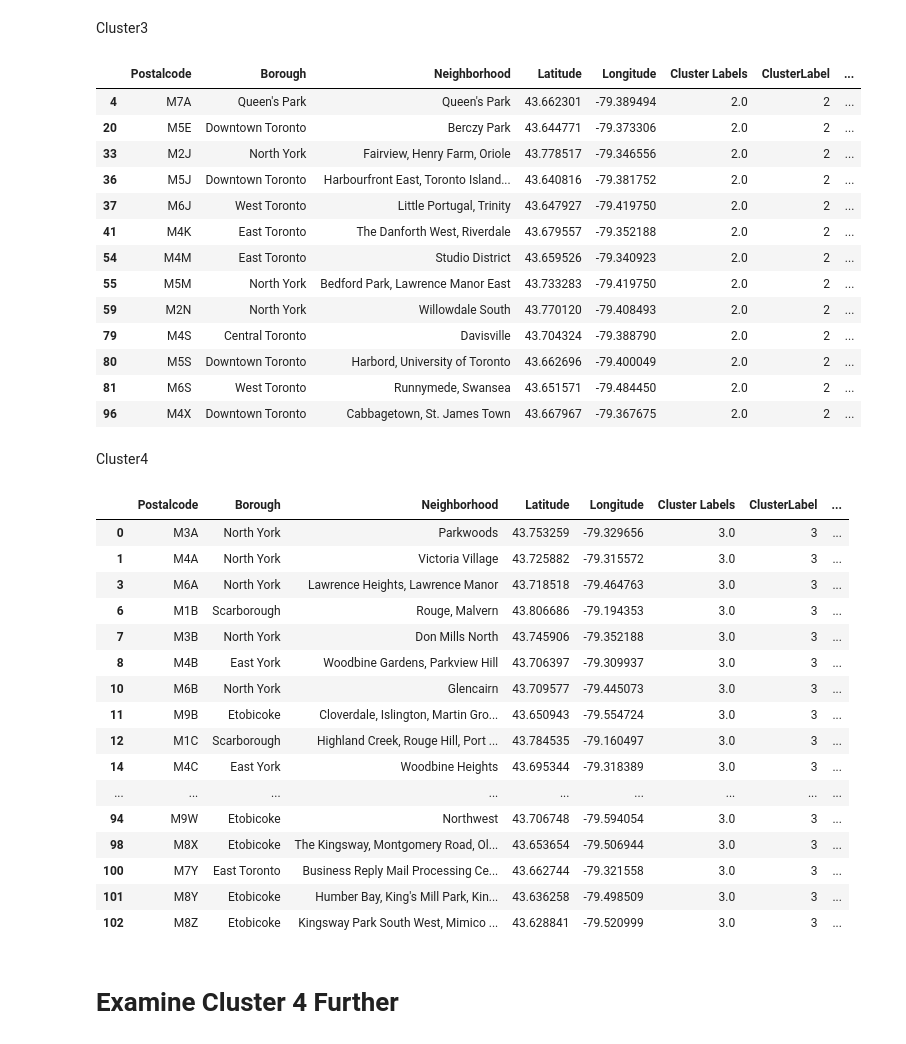
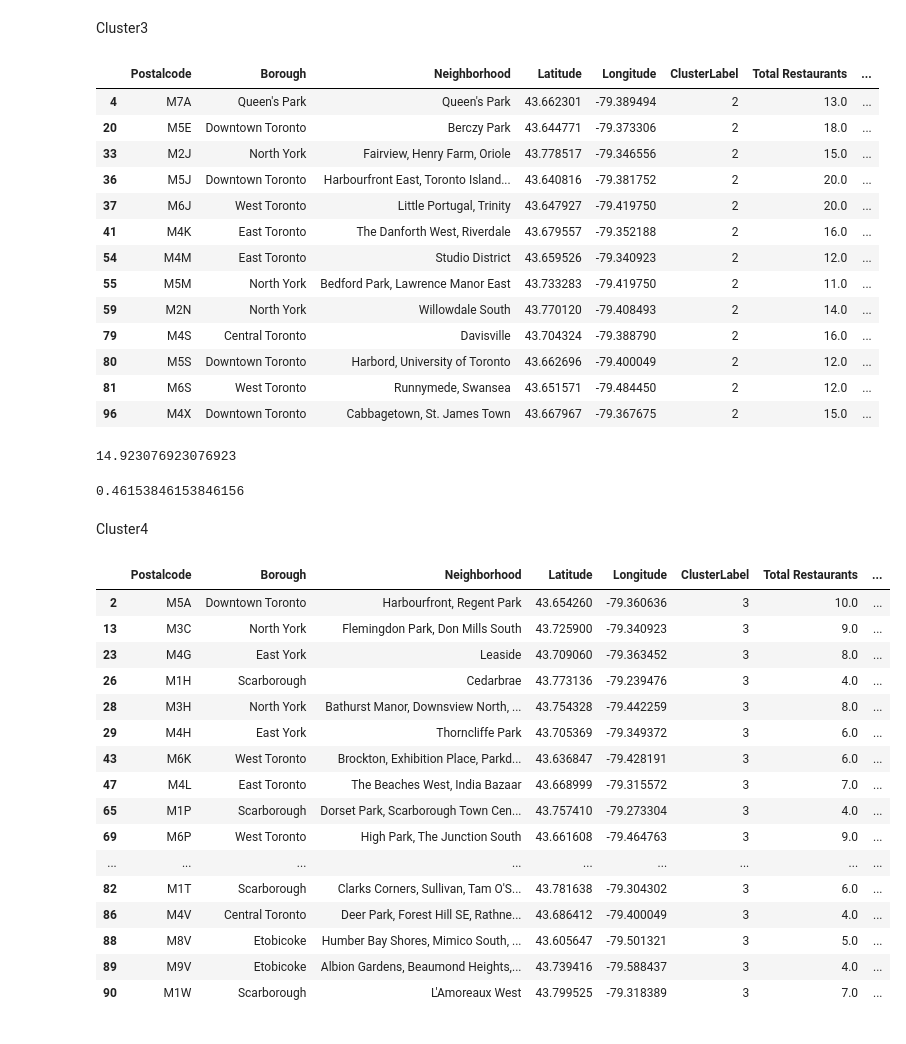
Before and after one commit to weerapeng/Coursera_Captone, a Jupyter notebook: OpenThaiRestuarant.ipynb, the cells around one changed output. Saved outputs shown, nothing was run; the diff lists cells and outputs as text; code cells hidden in the pictures.

Commit message:
Published from Watson Studio.

```diff
--- a/OpenThaiRestuarant.ipynb
+++ b/OpenThaiRestuarant.ipynb
@@ -454,7 +471,7 @@ array([0, 3, 3, 1, 3, 1, 3, 2, 2, 3, 3, 1, 3, 3, 3, 2, 3, 1, 1, 0, 0, 3,
 Let's create a new dataframe that includes the cluster
 # %%
 # add clustering labels
-
+df_restaurants.insert(0,'ClusterLabel', kmeans.labels_)
 
 toronto_merged = df_toronto
 
@@ -559,43 +598,53 @@ toronto_merged.loc[toronto_merged['ClusterLabel'] == 1]
 # %% [markdown]
 Cluster3
 # %%
-toronto_merged.loc[toronto_merged['ClusterLabel'] == 2]
+cluster3=toronto_merged.loc[toronto_merged['ClusterLabel'] == 2]
+cluster3
 # %% [output]
-|  | Postalcode | Borough | Neighborhood | Latitude | Longitude | Cluster Labels | ClusterLabel | ... |
-| 4 | M7A | Queen's Park | Queen's Park | 43.662301 | -79.389494 | 2.0 | 2 | ... |
-| 20 | M5E | Downtown Toronto | Berczy Park | 43.644771 | -79.373306 | 2.0 | 2 | ... |
-| 33 | M2J | North York | Fairview, Henry Farm, Oriole | 43.778517 | -79.346556 | 2.0 | 2 | ... |
-| 36 | M5J | Downtown Toronto | Harbourfront East, Toronto Island... | 43.640816 | -79.381752 | 2.0 | 2 | ... |
-| 37 | M6J | West Toronto | Little Portugal, Trinity | 43.647927 | -79.419750 | 2.0 | 2 | ... |
-| 41 | M4K | East Toronto | The Danforth West, Riverdale | 43.679557 | -79.352188 | 2.0 | 2 | ... |
-| 54 | M4M | East Toronto | Studio District | 43.659526 | -79.340923 | 2.0 | 2 | ... |
-| 55 | M5M | North York | Bedford Park, Lawrence Manor East | 43.733283 | -79.419750 | 2.0 | 2 | ... |
-| 59 | M2N | North York | Willowdale South | 43.770120 | -79.408493 | 2.0 | 2 | ... |
-| 79 | M4S | Central Toronto | Davisville | 43.704324 | -79.388790 | 2.0 | 2 | ... |
-| 80 | M5S | Downtown Toronto | Harbord, University of Toronto | 43.662696 | -79.400049 | 2.0 | 2 | ... |
-| 81 | M6S | West Toronto | Runnymede, Swansea | 43.651571 | -79.484450 | 2.0 | 2 | ... |
-| 96 | M4X | Downtown Toronto | Cabbagetown, St. James Town | 43.667967 | -79.367675 | 2.0 | 2 | ... |
+|  | Postalcode | Borough | Neighborhood | Latitude | Longitude | ClusterLabel | Total Restaurants | ... |
+| 4 | M7A | Queen's Park | Queen's Park | 43.662301 | -79.389494 | 2 | 13.0 | ... |
+| 20 | M5E | Downtown Toronto | Berczy Park | 43.644771 | -79.373306 | 2 | 18.0 | ... |
+| 33 | M2J | North York | Fairview, Henry Farm, Oriole | 43.778517 | -79.346556 | 2 | 15.0 | ... |
+| 36 | M5J | Downtown Toronto | Harbourfront East, Toronto Island... | 43.640816 | -79.381752 | 2 | 20.0 | ... |
+| 37 | M6J | West Toronto | Little Portugal, Trinity | 43.647927 | -79.419750 | 2 | 20.0 | ... |
+| 41 | M4K | East Toronto | The Danforth West, Riverdale | 43.679557 | -79.352188 | 2 | 16.0 | ... |
+| 54 | M4M | East Toronto | Studio District | 43.659526 | -79.340923 | 2 | 12.0 | ... |
+| 55 | M5M | North York | Bedford Park, Lawrence Manor East | 43.733283 | -79.419750 | 2 | 11.0 | ... |
+| 59 | M2N | North York | Willowdale South | 43.770120 | -79.408493 | 2 | 14.0 | ... |
+| 79 | M4S | Central Toronto | Davisville | 43.704324 | -79.388790 | 2 | 16.0 | ... |
+| 80 | M5S | Downtown Toronto | Harbord, University of Toronto | 43.662696 | -79.400049 | 2 | 12.0 | ... |
+| 81 | M6S | West Toronto | Runnymede, Swansea | 43.651571 | -79.484450 | 2 | 12.0 | ... |
+| 96 | M4X | Downtown Toronto | Cabbagetown, St. James Town | 43.667967 | -79.367675 | 2 | 15.0 | ... |
+# %%
+#calculate the mean of number of Total Restaurants
+cluster3.loc[:,"Total Restaurants"].mean()
+# %% [output]
+14.923076923076923
+# %%
+#calculate the mean of number of Thai Restaurants
+cluster3.loc[:,"Thai Restaurants"].mean()
+# %% [output]
+0.46153846153846156
 # %% [markdown]
 Cluster4
 # %%
-toronto_merged.loc[toronto_merged['ClusterLabel'] == 3]
+cluster4=toronto_merged.loc[toronto_merged['ClusterLabel'] == 3]
+cluster4
 # %% [output]
-|  | Postalcode | Borough | Neighborhood | Latitude | Longitude | Cluster Labels | ClusterLabel | ... |
-| 0 | M3A | North York | Parkwoods | 43.753259 | -79.329656 | 3.0 | 3 | ... |
-| 1 | M4A | North York | Victoria Village | 43.725882 | -79.315572 | 3.0 | 3 | ... |
-| 3 | M6A | North York | Lawrence Heights, Lawrence Manor | 43.718518 | -79.464763 | 3.0 | 3 | ... |
-| 6 | M1B | Scarborough | Rouge, Malvern | 43.806686 | -79.194353 | 3.0 | 3 | ... |
-| 7 | M3B | North York | Don Mills North | 43.745906 | -79.352188 | 3.0 | 3 | ... |
-| 8 | M4B | East York | Woodbine Gardens, Parkview Hill | 43.706397 | -79.309937 | 3.0 | 3 | ... |
-| 10 | M6B | North York | Glencairn | 43.709577 | -79.445073 | 3.0 | 3 | ... |
-| 11 | M9B | Etobicoke | Cloverdale, Islington, Martin Gro... | 43.650943 | -79.554724 | 3.0 | 3 | ... |
-| 12 | M1C | Scarborough | Highland Creek, Rouge Hill, Port ... | 43.784535 | -79.160497 | 3.0 | 3 | ... |
-| 14 | M4C | East York | Woodbine Heights | 43.695344 | -79.318389 | 3.0 | 3 | ... |
+|  | Postalcode | Borough | Neighborhood | Latitude | Longitude | ClusterLabel | Total Restaurants | ... |
+| 2 | M5A | Downtown Toronto | Harbourfront, Regent Park | 43.654260 | -79.360636 | 3 | 10.0 | ... |
+| 13 | M3C | North York | Flemingdon Park, Don Mills South | 43.725900 | -79.340923 | 3 | 9.0 | ... |
+| 23 | M4G | East York | Leaside | 43.709060 | -79.363452 | 3 | 8.0 | ... |
+| 26 | M1H | Scarborough | Cedarbrae | 43.773136 | -79.239476 | 3 | 4.0 | ... |
+| 28 | M3H | North York | Bathurst Manor, Downsview North, ... | 43.754328 | -79.442259 | 3 | 8.0 | ... |
+| 29 | M4H | East York | Thorncliffe Park | 43.705369 | -79.349372 | 3 | 6.0 | ... |
+| 43 | M6K | West Toronto | Brockton, Exhibition Place, Parkd... | 43.636847 | -79.428191 | 3 | 6.0 | ... |
+| 47 | M4L | East Toronto | The Beaches West, India Bazaar | 43.668999 | -79.315572 | 3 | 7.0 | ... |
+| 65 | M1P | Scarborough | Dorset Park, Scarborough Town Cen... | 43.757410 | -79.273304 | 3 | 4.0 | ... |
+| 69 | M6P | West Toronto | High Park, The Junction South | 43.661608 | -79.464763 | 3 | 9.0 | ... |
 | ... | ... | ... | ... | ... | ... | ... | ... | ... |
-| 94 | M9W | Etobicoke | Northwest | 43.706748 | -79.594054 | 3.0 | 3 | ... |
-| 98 | M8X | Etobicoke | The Kingsway, Montgomery Road, Ol... | 43.653654 | -79.506944 | 3.0 | 3 | ... |
-| 100 | M7Y | East Toronto | Business Reply Mail Processing Ce... | 43.662744 | -79.321558 | 3.0 | 3 | ... |
-| 101 | M8Y | Etobicoke | Humber Bay, King's Mill Park, Kin... | 43.636258 | -79.498509 | 3.0 | 3 | ... |
-| 102 | M8Z | Etobicoke | Kingsway Park South West, Mimico ... | 43.628841 | -79.520999 | 3.0 | 3 | ... |
+| 82 | M1T | Scarborough | Clarks Corners, Sullivan, Tam O'S... | 43.781638 | -79.304302 | 3 | 6.0 | ... |
+| 86 | M4V | Central Toronto | Deer Park, Forest Hill SE, Rathne... | 43.686412 | -79.400049 | 3 | 4.0 | ... |
+| 88 | M8V | Etobicoke | Humber Bay Shores, Mimico South, ... | 43.605647 | -79.501321 | 3 | 5.0 | ... |
+| 89 | M9V | Etobicoke | Albion Gardens, Beaumond Heights,... | 43.739416 | -79.588437 | 3 | 4.0 | ... |
+| 90 | M1W | Scarborough | L'Amoreaux West | 43.799525 | -79.318389 | 3 | 7.0 | ... |
-# %% [markdown]
-# Examine Cluster 4 Further
```
Also changed, not shown: parts of 25 cells of this notebook.
